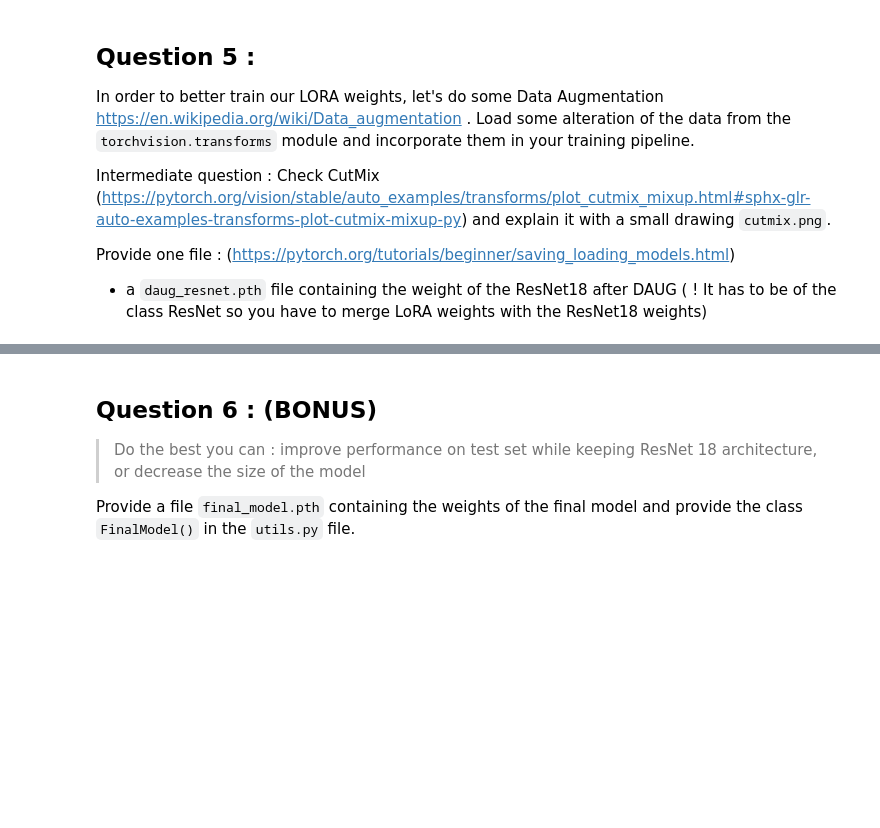
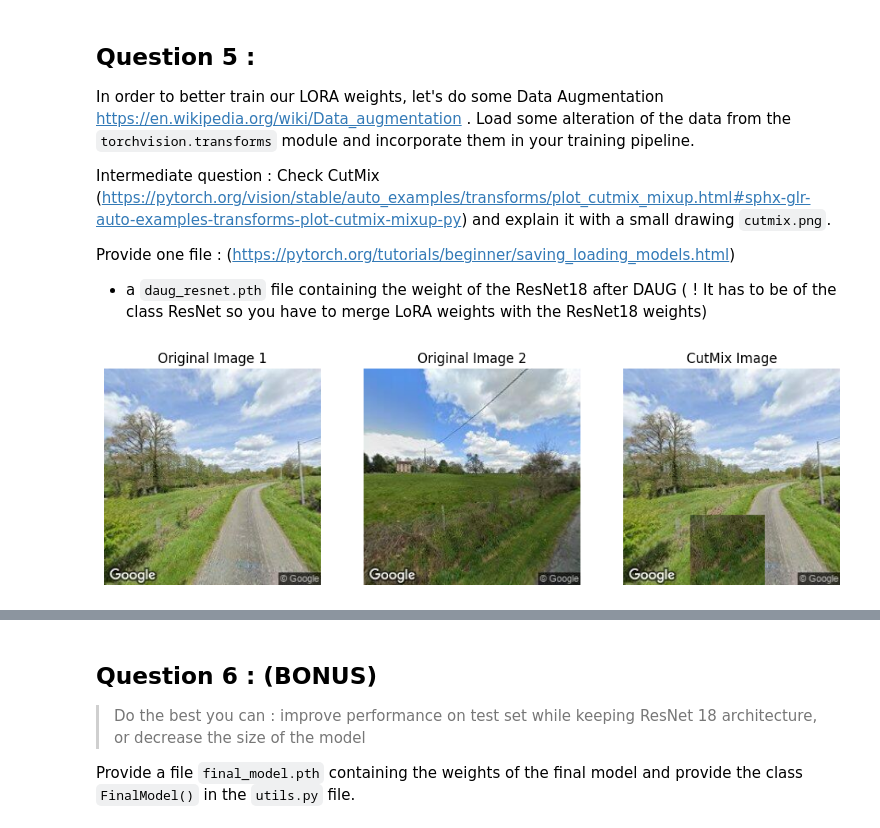
Before and after one commit to theaudaudiffret/Advanced-Deep-Learning, a Jupyter notebook: TP4.ipynb, the cells around one changed output, grey strips where cells are left out. Saved outputs shown, nothing was run; the diff lists cells and outputs as text; code cells hidden in the pictures; blank space fills up the shorter version.

```diff
--- a/TP4.ipynb
+++ b/TP4.ipynb
@@ -432,0 +447,41 @@ assert isinstance(lora_model, models.ResNet)
+# %%
+## Data Augmentation
+from torchvision import tv_tensors
+from torchvision.transforms import v2
+import matplotlib.pyplot as plt
+import numpy as np
+import torch
+
+# Define CutMix transform using torchvision v2
+cutmix_transform = v2.CutMix(num_classes=2)
+
+# Load two sample images from dataset
+image1, target1 = north_dataset[0]
+image2, target2 = north_dataset[1]
+
+# Stack images and targets for CutMix
+images = torch.stack([image1, image2])
+targets = torch.tensor([target1, target2])
+
+# Apply CutMix
+cutmix_images, cutmix_targets = cutmix_transform(images, targets)
+
+# Convert image tensor to numpy for visualization
+def tensor_to_numpy(image):
+    return np.transpose(image.numpy(), (1, 2, 0))
+
+# Visualize the effect of CutMix
+fig, ax = plt.subplots(1, 3, figsize=(12, 4))
+ax[0].imshow(tensor_to_numpy(image1))
+ax[0].set_title("Original Image 1")
+ax[1].imshow(tensor_to_numpy(image2))
+ax[1].set_title("Original Image 2")
+ax[2].imshow(tensor_to_numpy(cutmix_images[0]))
+ax[2].set_title("CutMix Image")
+
+for a in ax:
+    a.axis("off")
+plt.savefig("cutmix.png")
+plt.show()
+# %% [output]
+[figure, added]
```
Also changed, not shown: parts of 34 cells of this notebook.
